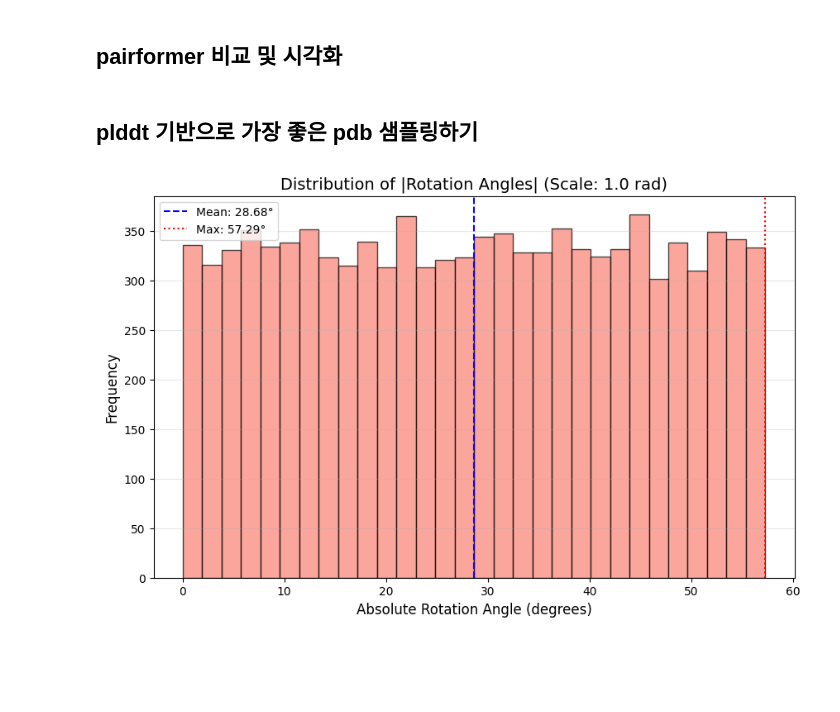
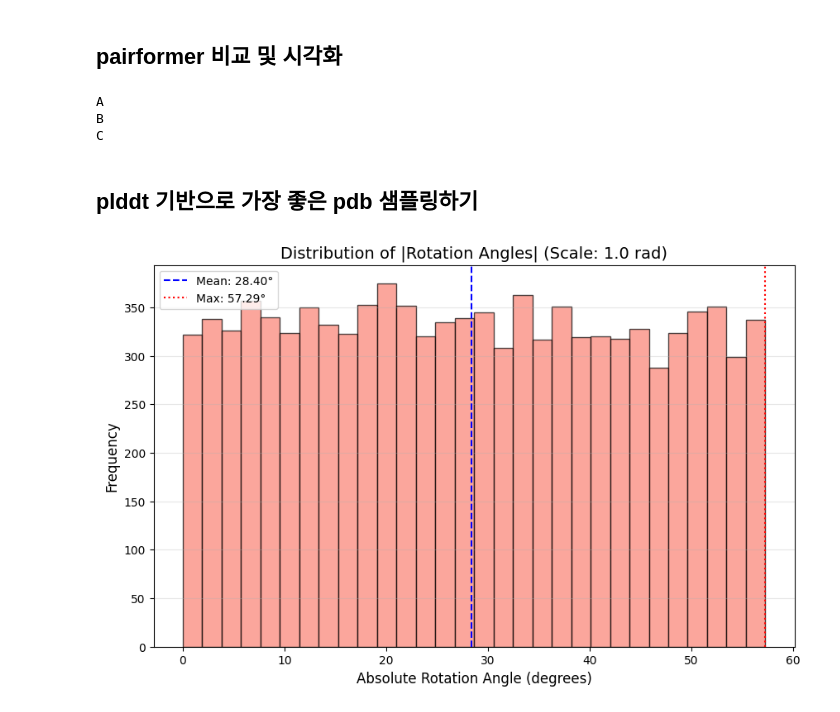
Before and after one commit to shp2001/protein-frame-flow, a Jupyter notebook: notebook/check_metric.ipynb, the cells around one changed output. Cells and saved outputs as stored; diff of their text form; code cells hidden in the pictures; blank space fills up the shorter version.

```diff
--- a/notebook/check_metric.ipynb
+++ b/notebook/check_metric.ipynb
@@ -955,6 +1154,19 @@ ax.set_title(f"|{pure_mt_1} - {pure_mt_2}|")
 146
 plt.tight_layout()
 plt.show()
+# %%
+from data.utils import read_pkl, INT_TO_CHAIN, CHAIN_TO_INT
+
+chain_info = read_pkl("/home/psh/BioBetter/kkh_output/meta/8tg9_E_F_B/41th_sample_0.pkl")
+chain_index = list(set(chain_info['chain_index']))
+
+
+for ci in chain_index:
+    print(INT_TO_CHAIN[ci])
+# %% [output]
+A
+B
+C
 # %% [markdown]
 ## plddt 기반으로 가장 좋은 pdb 샘플링하기
 # %%
@@ -1004,36 +1216,36 @@ import torch
 import matplotlib.pyplot as plt
 import numpy as np
 
-def visualize_absolute_rotation_angles(batch_size=10000, rotation_scale=1.0):
+def visualize_absolute_rotation_angles(batch_size=10000, rotation_scale=1.5):
     # 1. 원본 로직대로 난수 생성
     rand_angle_rad = (torch.rand(batch_size, 1) * 2 - 1) * rotation_scale
 
     # 2. 절댓값 취하기
     abs_angle_rad = torch.abs(rand_angle_rad)
 
     # 3. 도(degree) 단위로 변환
     abs_angle_deg = abs_angle_rad * (180.0 / np.pi)
 
     # 4. 시각화
     plt.figure(figsize=(10, 6))
     plt.hist(abs_angle_deg.numpy(), bins=30, color='salmon', edgecolor='black', alpha=0.7)
 
     # 통계치
     mean_abs = abs_angle_deg.mean().item()
     max_abs = abs_angle_deg.max().item()
 
     plt.title(f'Distribution of |Rotation Angles| (Scale: {rotation_scale} rad)', fontsize=14)
     plt.xlabel('Absolute Rotation Angle (degrees)', fontsize=12)
     plt.ylabel('Frequency', fontsize=12)
 
     # 평균 및 최대값 표시
     plt.axvline(mean_abs, color='blue', linestyle='dashed', label=f'Mean: {mean_abs:.2f}°')
     plt.axvline(max_abs, color='red', linestyle='dotted', label=f'Max: {max_abs:.2f}°')
 
     plt.grid(axis='y', alpha=0.3)
     plt.legend()
     plt.show()
 
 visualize_absolute_rotation_angles(rotation_scale=1.0)
 # %% [output]
-[figure, old version]
+[figure, new version]
```
Also changed, not shown: parts of 13 cells of this notebook, 6 other files.
